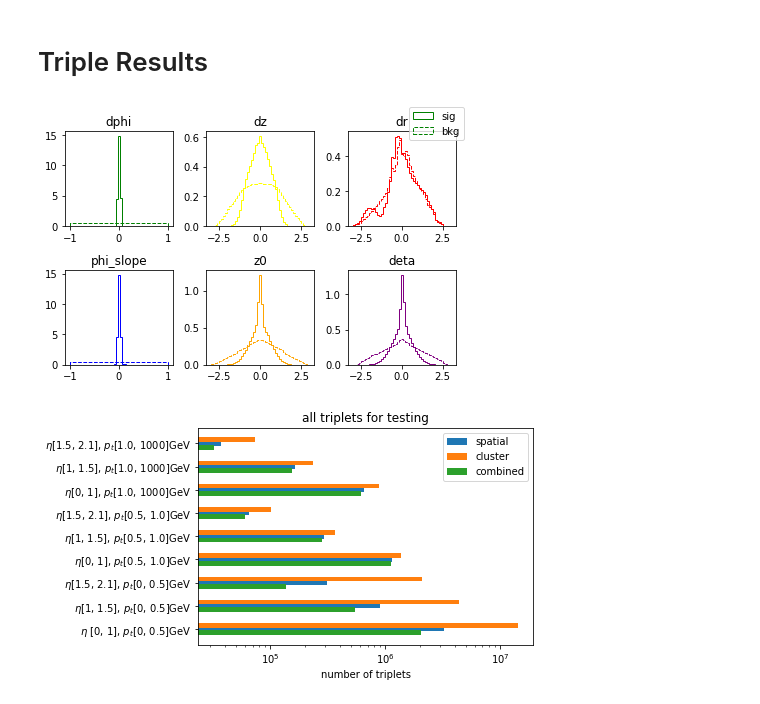
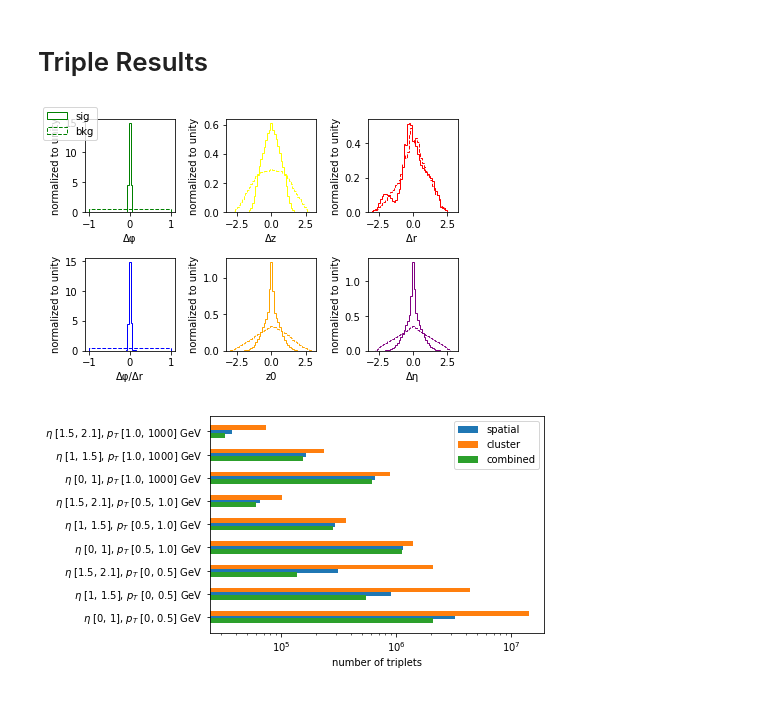
Before and after one commit to jxi24/TrackML, a Jupyter notebook: Results/result.ipynb, the cells around one changed output. Saved outputs shown, nothing was run; the diff lists cells and outputs as text; code cells hidden in the pictures.

Commit message:
Update triplet section plots

```diff
--- a/Results/result.ipynb
+++ b/Results/result.ipynb
@@ -392,63 +392,73 @@ for i, j in zip(bin12[:-1], n12):
 array12 = np.array(array12)
 # %%
 fig, axs = plt.subplots(2, 3)
-axs[0, 0].hist(array1, histtype='step', color = 'green', label='signal_dphi', density = True, bins = bin1)
-axs[0, 0].hist(array2, histtype='step', color='green', linestyle='dashed', label='bkg_dphi', density = True, bins = bin2)
-axs[0, 0].set_title('dphi')
+axs[0, 0].hist(array1, histtype='step', color = 'green', density = True, bins = bin1, label = 'sig')
+axs[0, 0].hist(array2, histtype='step', color='green', linestyle='dashed', density = True, bins = bin2, label = 'bkg')
+axs[0, 0].set_ylabel('normalized to unity')
+axs[0, 0].set_xlabel('\u0394\u03C6')
+
 
 axs[0, 1].hist(array3, histtype='step', color = 'yellow', label='signal_dz', density = True, bins = bin3)
 axs[0, 1].hist(array4, histtype='step', color='yellow', linestyle='dashed', label='bkg_dz', density = True, bins = bin4)
-axs[0, 1].set_title('dz')
+axs[0, 1].set_xlabel('\u0394z')
+axs[0, 1].set_ylabel('normalized to unity')
 
 axs[0, 2].hist(array5, histtype='step', color = 'red', label='signal_dr', density = True, bins = bin5)
 axs[0, 2].hist(array6, histtype='step', color='red', linestyle='dashed', label='bkg_dr', density = True, bins = bin6)
-axs[0, 2].set_title('dr')
+axs[0, 2].set_xlabel('\u0394r ')
+axs[0, 2].set_ylabel('normalized to unity')
+
 
 axs[1, 0].hist(array7, histtype='step', color = 'blue', label='signal_phislope', density = True, bins = bin7)
 axs[1, 0].hist(array8, histtype='step', color='blue', linestyle='dashed', label='bkg_phislope', density = True, bins = bin8)
-axs[1, 0].set_title('phi_slope')
+axs[1, 0].set_xlabel('\u0394\u03C6/\u0394r')
+axs[1, 0].set_ylabel('normalized to unity')
+
 
 axs[1, 1].hist(array9, histtype='step', color = 'orange', label='signal_z0', density = True, bins = bin9)
 axs[1, 1].hist(array10, histtype='step', color='orange', linestyle='dashed', label='bkg_z0', density = True, bins = bin10)
-axs[1, 1].set_title('z0')
+axs[1, 1].set_xlabel('z0')
+axs[1, 1].set_ylabel('normalized to unity')
+
 
 axs[1, 2].hist(array11, histtype='step', color = 'purple', label='signal_deta', density = True, bins = bin11)
 axs[1, 2].hist(array12, histtype='step', color='purple', linestyle='dashed', label='bkg_deta', density = True, bins = bin12)
-axs[1, 2].set_title('deta')
+axs[1, 2].set_xlabel('\u0394\u03B7')
+axs[1, 2].set_ylabel('normalized to unity')
+
 plt.tight_layout()
 
-fig.legend(['sig', 'bkg'])
+fig.legend(['sig', 'bkg'], loc='upper left')
 fig.savefig('spatial parameters distribution.pdf', bbox_inches='tight')
 # %% [output]
-[figure, old version]
+[figure, new version]
 # %%
 num_triplets = np.load('numbers_of_spatial_triplets_testing.npy')
 num_triplets_c = np.load('numbers_of_cluster_triplets_testing.npy')
 num_triplets_t = np.load('numbers_of_combined_triplets_testing.npy')
 # %%
 fig, ax = plt.subplots()
-data_range = ('$\eta$ [0, 1], $p_t$[0, 0.5]GeV', '$\eta$[1, 1.5], $p_t$[0, 0.5]GeV', '$\eta$[1.5, 2.1], $p_t$[0, 0.5]GeV',
-              '$\eta$[0, 1], $p_t$[0.5, 1.0]GeV', '$\eta$[1, 1.5], $p_t$[0.5, 1.0]GeV', '$\eta$[1.5, 2.1], $p_t$[0.5, 1.0]GeV',
-              '$\eta$[0, 1], $p_t$[1.0, 1000]GeV', '$\eta$[1, 1.5], $p_t$[1.0, 1000]GeV', '$\eta$[1.5, 2.1], $p_t$[1.0, 1000]GeV')
+data_range = ('$\eta$ [0, 1], $p_T$ [0, 0.5] GeV', '$\eta$ [1, 1.5], $p_T$ [0, 0.5] GeV', '$\eta$ [1.5, 2.1], $p_T$ [0, 0.5] GeV',
+              '$\eta$ [0, 1], $p_T$ [0.5, 1.0] GeV', '$\eta$ [1, 1.5], $p_T$ [0.5, 1.0] GeV', '$\eta$ [1.5, 2.1], $p_T$ [0.5, 1.0] GeV',
+              '$\eta$ [0, 1], $p_T$ [1.0, 1000] GeV', '$\eta$ [1, 1.5], $p_T$ [1.0, 1000] GeV', '$\eta$ [1.5, 2.1], $p_T$ [1.0, 1000] GeV')
 y_pos = np.arange(len(data_range))
 height = 0.2
 
 
 rects1 = ax.barh(y_pos, num_triplets, height, align='center')
 rects2 = ax.barh(y_pos + 0.8*height, num_triplets_c, height, align='center')
 rects3 = ax.barh(y_pos - 0.8*height, num_triplets_t, height, align='center')
 
 ax.set_yticks(y_pos)
 ax.set_yticklabels(data_range)
 
 plt.legend(['spatial', 'cluster', 'combined'])
 plt.xlabel('number of triplets')
 plt.xscale('log')
-plt.title('all triplets for testing')
 plt.show()
 fig.savefig('pt eta distribution.pdf', bbox_inches='tight')
 # %% [output]
-[figure, old version]
+[figure, new version]
 # %%
 bins = np.load('prediction_scores_bins.npy')
 
```
Also changed, not shown: parts of 4 cells of this notebook, 3 other files.
